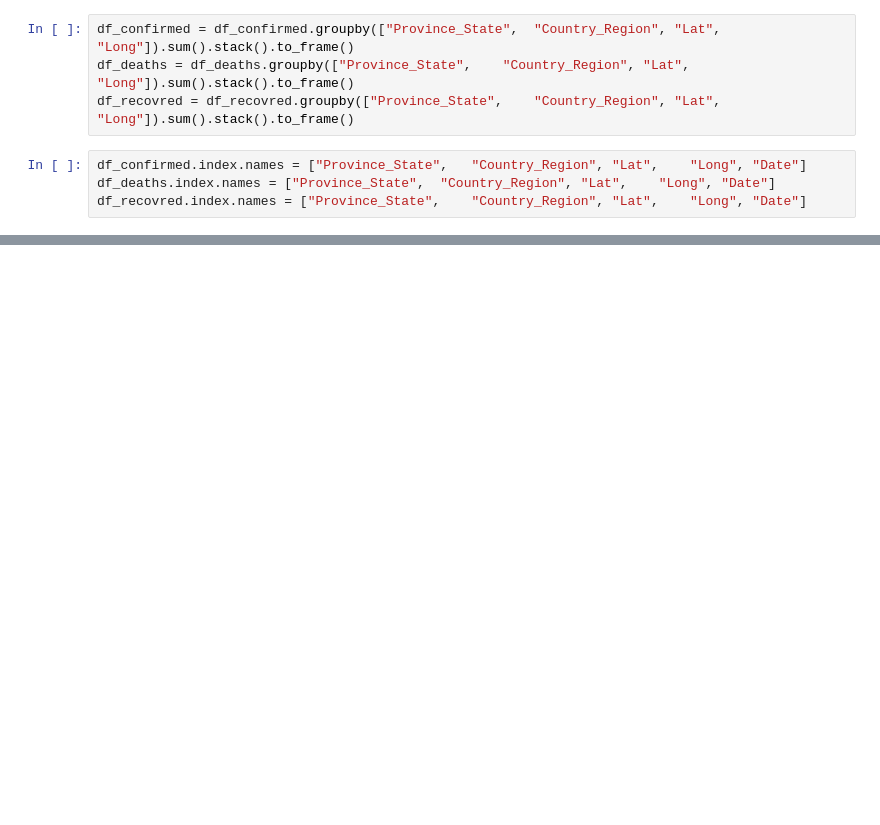
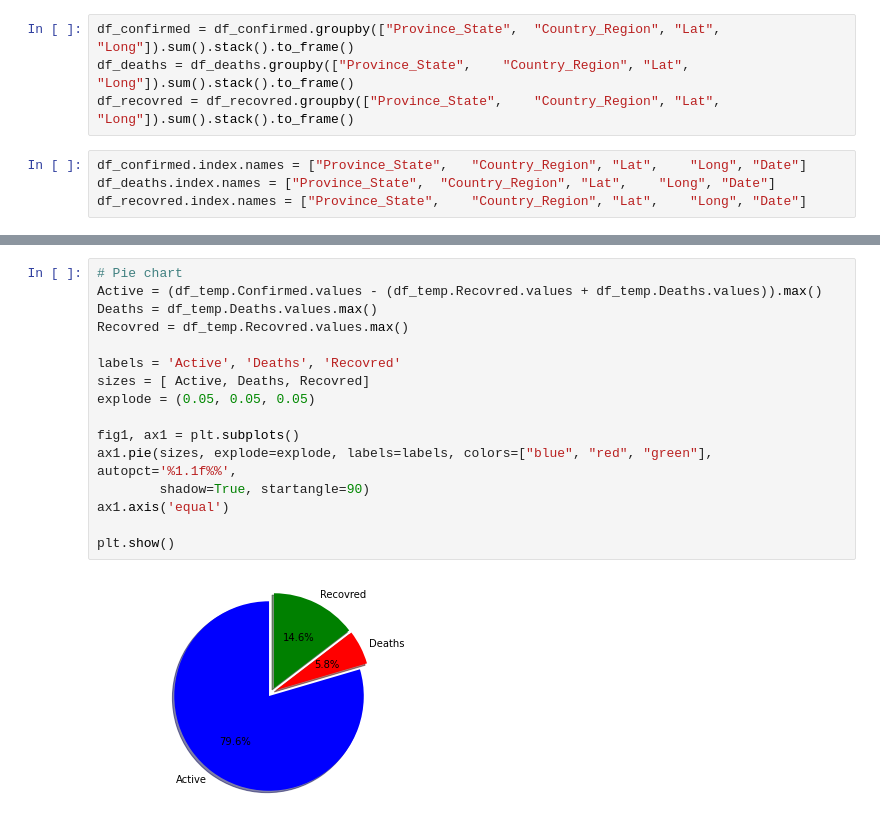
Before and after one commit to MhamedBendenia/ArcGIS-COVID-19, a Jupyter notebook: COVID_19.ipynb, the cells around one changed output, grey strips where cells are left out. Cells and saved outputs as stored; diff of their text form; blank space fills up the shorter version.

```diff
--- a/COVID_19.ipynb
+++ b/COVID_19.ipynb
@@ -121,3 +185,21 @@ plt.show()
+# %%
+# Pie chart
+Active = (df_temp.Confirmed.values - (df_temp.Recovred.values + df_temp.Deaths.values)).max()
+Deaths = df_temp.Deaths.values.max()
+Recovred = df_temp.Recovred.values.max()
+
+labels = 'Active', 'Deaths', 'Recovred'
+sizes = [ Active, Deaths, Recovred]
+explode = (0.05, 0.05, 0.05)
+
+fig1, ax1 = plt.subplots()
+ax1.pie(sizes, explode=explode, labels=labels, colors=["blue", "red", "green"], autopct='%1.1f%%',
+        shadow=True, startangle=90)
+ax1.axis('equal')
+
+plt.show()
+# %% [output]
+[figure, added]
 # %%
 # lineplot
 df_temp = df_cases.groupby("Date")["Confirmed", "Deaths", "Recovred"].max().reset_index()
```
Also changed, not shown: parts of 28 cells of this notebook.
